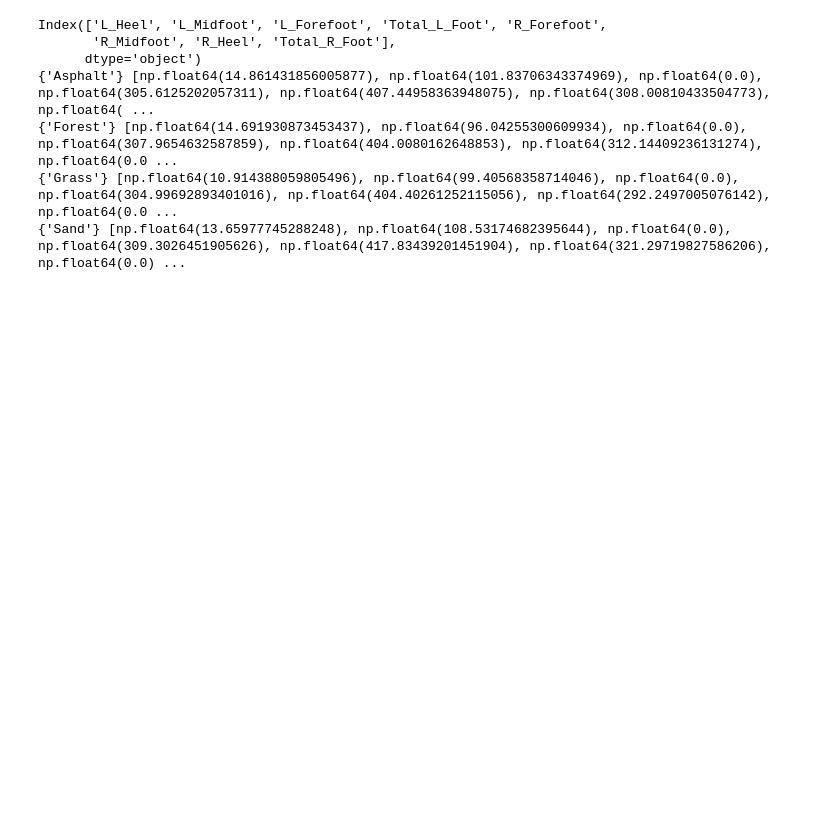
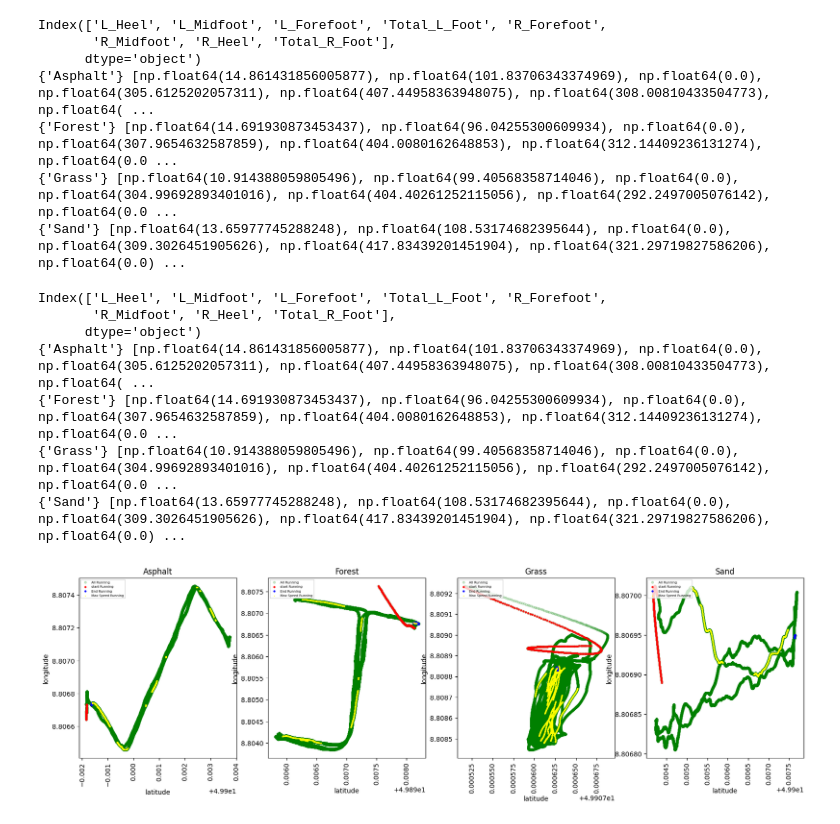
Before and after one commit to Mohsenmohebbi1993/Biomechanik, a Jupyter notebook: notebooks/3. Analysis Foot HeartRate GPX.ipynb, the cells around one changed output. Cells and saved outputs as stored; diff of their text form; code cells hidden in the pictures; blank space fills up the shorter version.

```diff
--- a/notebooks/3. Analysis Foot HeartRate GPX.ipynb
+++ b/notebooks/3. Analysis Foot HeartRate GPX.ipynb
@@ -442,3 +445,63 @@ Index(['L_Heel', 'L_Midfoot', 'L_Forefoot', 'Total_L_Foot', 'R_Forefoot',
 {'Forest'} [np.float64(14.691930873453437), np.float64(96.04255300609934), np.float64(0.0), np.float64(307.9654632587859), np.float64(404.0080162648853), np.float64(312.14409236131274), np.float64(0.0 ...
 {'Grass'} [np.float64(10.914388059805496), np.float64(99.40568358714046), np.float64(0.0), np.float64(304.99692893401016), np.float64(404.40261252115056), np.float64(292.2497005076142), np.float64(0.0 ...
 {'Sand'} [np.float64(13.65977745288248), np.float64(108.53174682395644), np.float64(0.0), np.float64(309.3026451905626), np.float64(417.83439201451904), np.float64(321.29719827586206), np.float64(0.0) ...
+# %%
+name_17 = [name_of_dataframe[i] for i in [0, 1, 3, 4]]
+df_col = globals()[name_17[0]].copy()
+col = df_col.columns[7:15].copy()
+
+columns_to_check = ['L_Heel', 'L_Midfoot', 'L_Forefoot','Total_L_Foot',
+                    'R_Forefoot', 'R_Midfoot', 'R_Heel', 'Total_R_Foot',
+                    'Speed (km/h)']
+
+loc_plot = 1
+plt.figure(figsize=(20,5))
+print(col)
+for i in name_17:
+    df = globals()[i].copy()
+    df_first = df.dropna(subset=["longitude", "latitude"]).head(300).copy()
+    df_end = df.dropna(subset=["longitude", "latitude"]).tail(300).copy()
+    plt.subplot(1,4,loc_plot)
+    plt.scatter(df["latitude"], df["longitude"],
+            s=10, color="green", alpha=0.2, linestyle='-',
+            label="All Running")
+    plt.scatter(df_first["latitude"], df_first["longitude"],
+            s=5, color="red", alpha=0.9, linestyle='-',
+            label="start Running")
+    plt.scatter(df_end["latitude"], df_end["longitude"],
+            s=5, color="blue", alpha=0.9, linestyle='-',
+            label="End Running")
+    top = 0.10
+    df_cleaned = df.dropna(subset=columns_to_check).copy()
+    df_cleaned = df_cleaned.sort_values(by="Speed (km/h)", ascending=False)
+    sorted_speeds = df_cleaned["Speed (km/h)"]
+    top_1_percent = sorted_speeds.head(int(len(sorted_speeds) * top))
+    mean_top_1_percent = top_1_percent.mean()
+    row_data = []
+    row_data.append(mean_top_1_percent)
+    for j in col:
+        sorted_speeds = df_cleaned[j]
+        top_1_percent = sorted_speeds.head(int(len(sorted_speeds) * top))
+        mean_top_1_percent = top_1_percent.mean()
+        row_data.append(mean_top_1_percent)
+    print({df["foundation"].iloc[0]} , list(row_data))
+    sorted_df_speed = df.sort_values(by="Speed (km/h)", ascending=False)
+    top_df = sorted_df_speed.head(int(len(sorted_df_speed) * top))
+    plt.scatter(top_df["latitude"], top_df["longitude"],
+            s=1, color="yellow", alpha=0.5, linestyle='-',
+            label="Max Speed Running")
+    loc_plot+=1
+    plt.xlabel("latitude")
+    plt.xticks(rotation=90)
+    plt.ylabel("longitude")
+    plt.title(f"{df["foundation"].iloc[0]}")
+    plt.legend(loc='upper left', fontsize=5)
+# %% [output]
+Index(['L_Heel', 'L_Midfoot', 'L_Forefoot', 'Total_L_Foot', 'R_Forefoot',
+       'R_Midfoot', 'R_Heel', 'Total_R_Foot'],
+      dtype='object')
+{'Asphalt'} [np.float64(14.861431856005877), np.float64(101.83706343374969), np.float64(0.0), np.float64(305.6125202057311), np.float64(407.44958363948075), np.float64(308.00810433504773), np.float64( ...
+{'Forest'} [np.float64(14.691930873453437), np.float64(96.04255300609934), np.float64(0.0), np.float64(307.9654632587859), np.float64(404.0080162648853), np.float64(312.14409236131274), np.float64(0.0 ...
+{'Grass'} [np.float64(10.914388059805496), np.float64(99.40568358714046), np.float64(0.0), np.float64(304.99692893401016), np.float64(404.40261252115056), np.float64(292.2497005076142), np.float64(0.0 ...
+{'Sand'} [np.float64(13.65977745288248), np.float64(108.53174682395644), np.float64(0.0), np.float64(309.3026451905626), np.float64(417.83439201451904), np.float64(321.29719827586206), np.float64(0.0) ...
+[figure, added]
```
Also changed, not shown: parts of 3 cells of this notebook.
